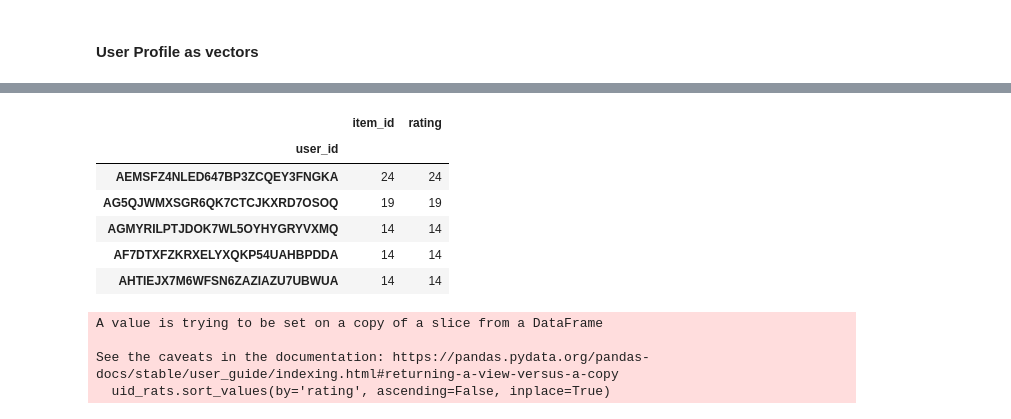
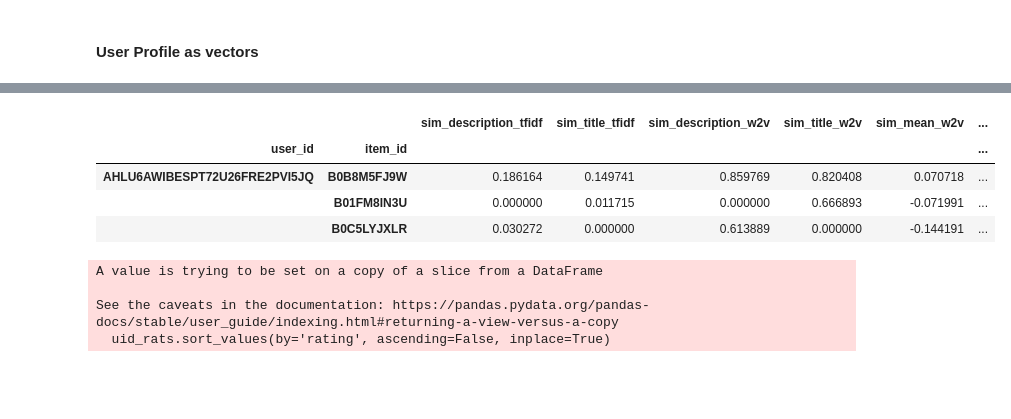
Before and after one commit to miriusz6/WRS_project, a Jupyter notebook: Project copy.ipynb, the cells around one changed output, grey strips where cells are left out. Cells and saved outputs as stored; diff of their text form; code cells hidden in the pictures; blank space fills up the shorter version.

Commit message:
user vs item sim done

```diff
--- a/Project copy.ipynb
+++ b/Project copy.ipynb
@@ -957,20 +825,21 @@ df_user_rated = pd.DataFrame(columns=['iids','ratings'], index= list(all_users_t
 df_user_rated['iids'] = pd_user_rated
 df_user_rated['ratings'] = pd_ratings
 # %%
+# Calculate user profiles
 rating_map = {
     # 1: -2,
     # 2: -1,
     # 3: 0.5,
     # 4: 1,
     # 5: 2
-    1: 0,
-    2: 0,
-    3: 0.5,
+    1: -1,
+    2: -1,
+    3: -1,
     4: 1,
-    5: 2
+    5: 1
 }
 
-# Calculate user profiles
+
 def _calc_user_profile(iids, ratings, item_embeds, v_length):
     # Calculate single user profile
     # from list of item ids
@@ -1001,7 +870,7 @@ def calc_user_profiles(user_rated,item_embedds):
 
 df_profiles = calc_user_profiles( user_rated= df_user_rated,
                                   item_embedds= df_item_embedds)
-df_profiles.head(5)
+df_profiles.head(3)
 # %% [output]
 |  | description_tfidf | title_tfidf | description_w2v | title_w2v | mean_w2v | mean_tfidf |
 | user_id |  |  |  |  |  |  |
@@ -1025,13 +880,27 @@ x = cosine_matrix(df_profiles['mean_w2v'], df_item_embedds['mean_w2v'])
-# %%
-df_t.groupby('user_id').count().sort_values(by='item_id', ascending=False).head(5)
-# %% [output]
-|  | item_id | rating |
-| user_id |  |  |
-| AEMSFZ4NLED647BP3ZCQEY3FNGKA | 24 | 24 |
-| AG5QJWMXSGR6QK7CTCJKXRD7OSOQ | 19 | 19 |
-| AGMYRILPTJDOK7WL5OYHYGRYVXMQ | 14 | 14 |
-| AF7DTXFZKRXELYXQKP54UAHBPDDA | 14 | 14 |
-| AHTIEJX7M6WFSN6ZAZIAZU7UBWUA | 14 | 14 |
+# %%
+# Calculate user profiles vs item embeddings similarity
+from tfidf.helpers import simM_to_multi_indx_df
+def calc_user_item_sim(df_profiles, item_embeds):
+    embedding_types = item_embeds.columns
+    df_user_item_sim = pd.DataFrame()
+    first = True
+    for col in embedding_types:
+        sim_M = cosine_matrix(df_profiles[col], item_embeds[col])
+        sim_M = simM_to_multi_indx_df(sim_M)
+        if first:
+            df_user_item_sim.index = sim_M.index
+            first = False
+        df_user_item_sim["sim_"+col] = sim_M['sim']
+    return df_user_item_sim
+
+df_user_item_sim = calc_user_item_sim(df_profiles, df_item_embedds)
+df_user_item_sim.head(3)
+# %% [output]
+|  |  | sim_description_tfidf | sim_title_tfidf | sim_description_w2v | sim_title_w2v | sim_mean_w2v | ... |
+| user_id | item_id |  |  |  |  |  | ... |
+| AHLU6AWIBESPT72U26FRE2PVI5JQ | B0B8M5FJ9W | 0.186164 | 0.149741 | 0.859769 | 0.820408 | 0.070718 | ... |
+|  | B01FM8IN3U | 0.000000 | 0.011715 | 0.000000 | 0.666893 | -0.071991 | ... |
+|  | B0C5LYJXLR | 0.030272 | 0.000000 | 0.613889 | 0.000000 | -0.144191 | ... |
 # %%
 uid = 'AHTIEJX7M6WFSN6ZAZIAZU7UBWUA'
 uid_rats = df_t.loc[df_t['user_id'] == uid]
```
Also changed, not shown: parts of 15 cells of this notebook, 1 other file.
